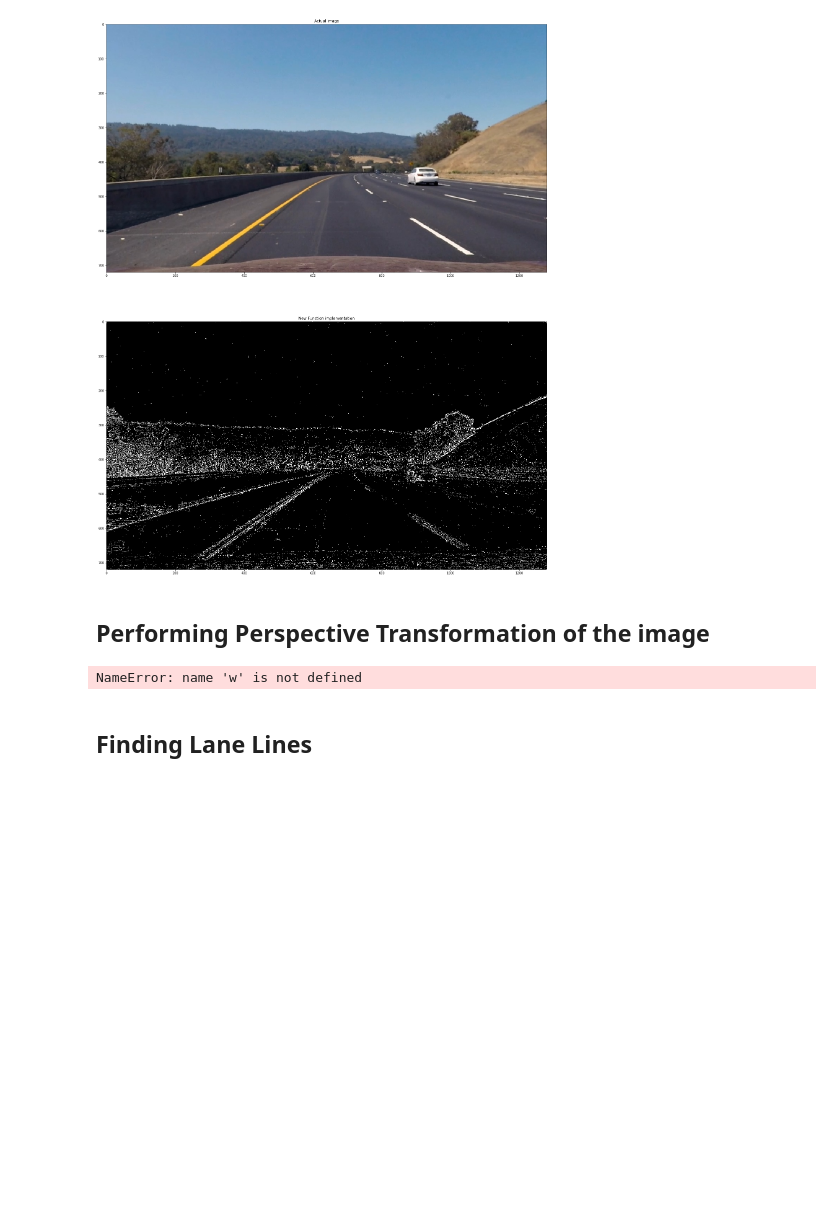
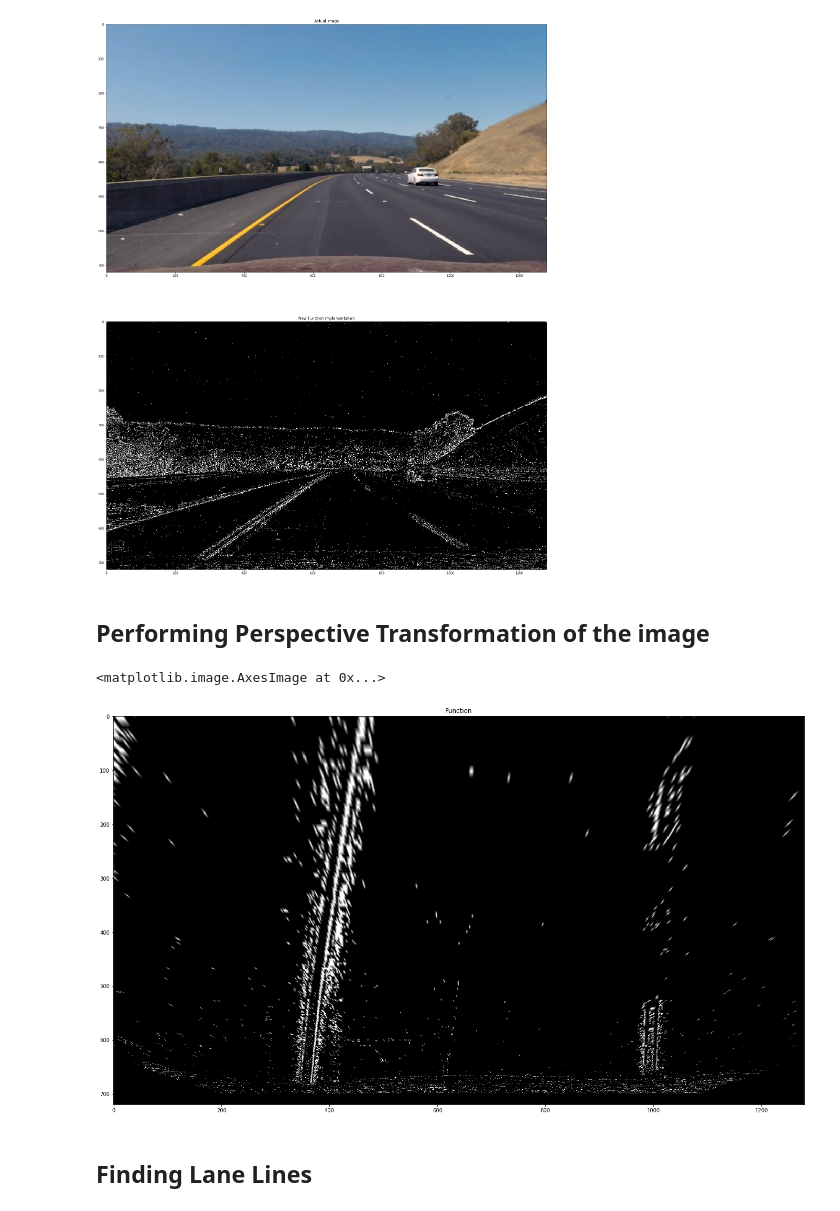
Before and after one commit to AbhilashAbhimsh/Advanced_Lane-lines, a Jupyter notebook: Project.ipynb, the cells around one changed output. Saved outputs shown, nothing was run; the diff lists cells and outputs as text; code cells hidden in the pictures; blank space fills up the shorter version.

```diff
--- a/Project.ipynb
+++ b/Project.ipynb
@@ -136,34 +136,36 @@ def get_src_dst_for_warp(undistorted_bin_img):
     src = np.array([[midpoint-offset_midpoint, height_low],[midpoint+offset_midpoint, height_low],
                 [midpoint+4.2*offset_midpoint, height_hight],[midpoint-4.2*offset_midpoint, height_hight]], np.float32)
 
 
     dst = np.array([[midpoint-3.7*offset_midpoint, offset],[midpoint+3.7*offset_midpoint, offset],
                     [midpoint+3.5*offset_midpoint, height_hight],[midpoint-3.5*offset_midpoint, height_hight]], np.float32)
 
     # plt.scatter(midpoint-offset_midpoint, height_low, color='red')
     # plt.scatter(midpoint+offset_midpoint, height_low, color='green')
     # plt.scatter(midpoint+4.2*offset_midpoint, height_hight, color='white')
     # plt.scatter(midpoint-4.2*offset_midpoint, height_hight, color='blue')
 
     # plt.scatter(midpoint-4.2*offset_midpoint, offset, color='red')
     # plt.scatter(midpoint+4*offset_midpoint, offset, color='green')
     # plt.scatter(midpoint+4.2*offset_midpoint, height_hight, color='white')
     # plt.scatter(midpoint-4.2*offset_midpoint, height_hight, color='blue')
     # plt.imshow(undistorted_bin_img, cmap='gray')
     return src,dst
 
 def apply_perspective_transform(undistorted_bin_img, src, dst):
+    h,w = undistorted_bin_img.shape
     M = cv2.getPerspectiveTransform(src,dst)
     return cv2.warpPerspective(undistorted_bin_img, M, (w,h), cv2.INTER_LINEAR)
 
 src, dst = get_src_dst_for_warp(threshold_img)
 warp_img = apply_perspective_transform(threshold_img, src, dst)
 plt.figure(figsize=(30,30))
 plt.subplot(211)
 plt.title("Function")
 plt.imshow(warp_img, cmap='gray')
 # %% [output]
-NameError: name 'w' is not defined
+<matplotlib.image.AxesImage at 0x...>
+[figure, added]
 # %% [markdown]
 ## Finding Lane Lines
 # %% [markdown]
```
